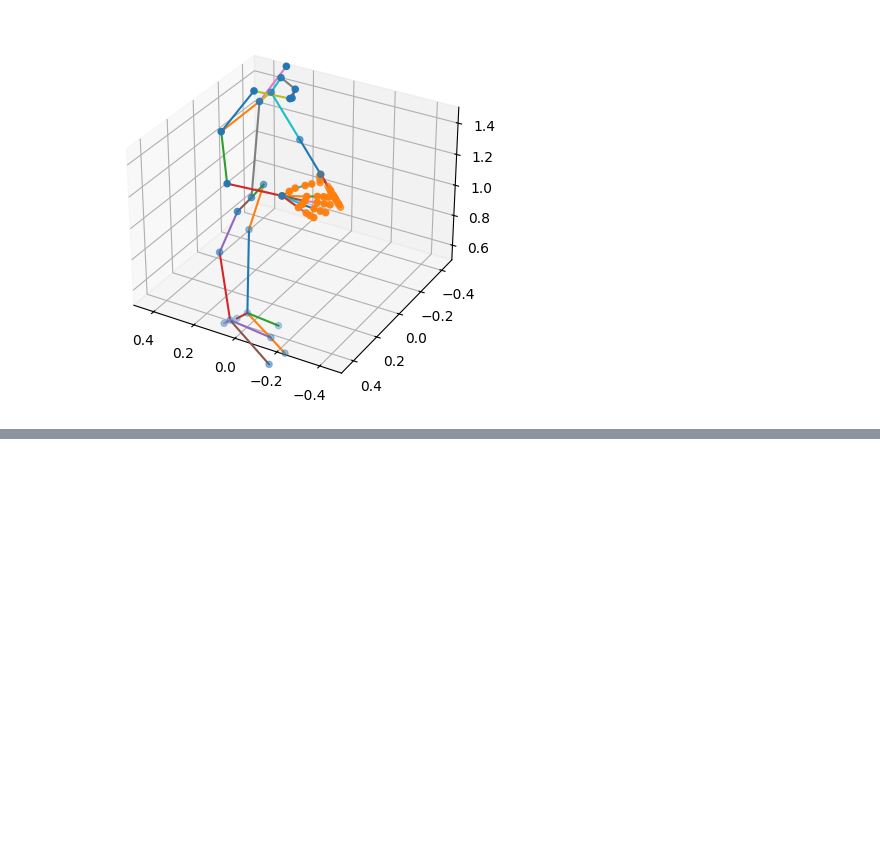
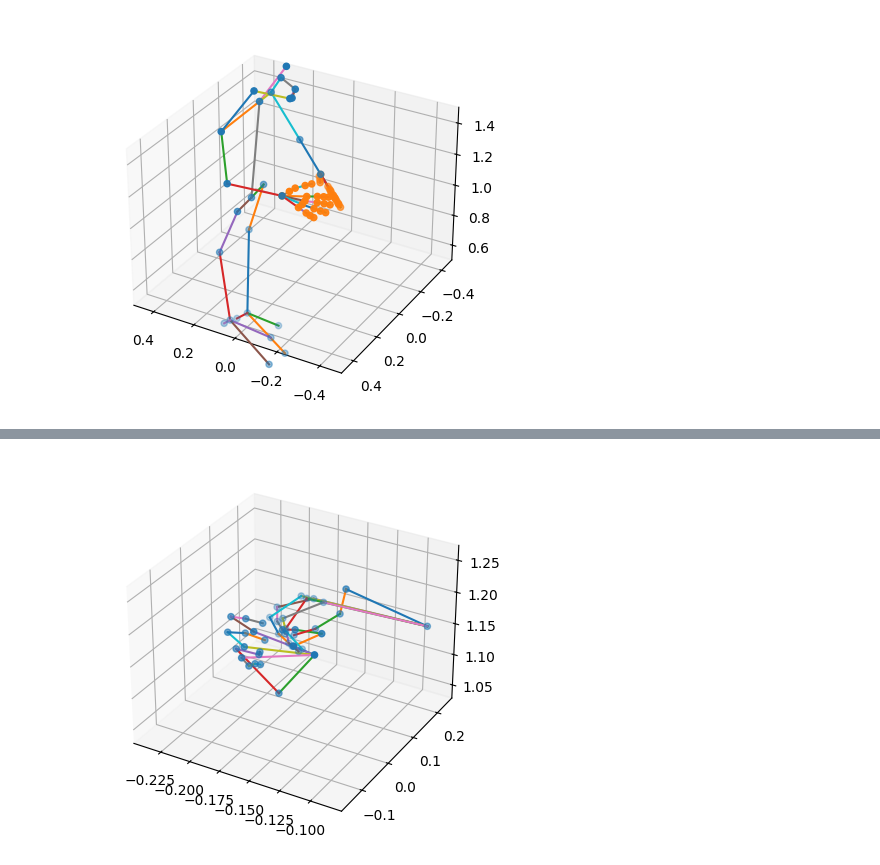
Before and after one commit to aelvyr/ORPose, a Jupyter notebook: full_pipeline.ipynb, the cells around one changed output, grey strips where cells are left out. Drawn from its saved outputs; the diff is of its cells as text; code cells hidden in the pictures; blank space fills up the shorter version.

```diff
--- a/full_pipeline.ipynb
+++ b/full_pipeline.ipynb
@@ -8,6 +8,7 @@ from tqdm import tqdm
 from ultralytics import YOLO
 import pickle
 from scipy.optimize import least_squares, minimize
+import torch
 
 from helpers.predictors import *
 from helpers.json_handling import read_keypoints_mmpose
@@ -25,6 +26,8 @@ resolution = (960, 540)  # Processing resolution
 original_resolution = (3840, 2160)  # Original video resolution
 max_hands = 2  # Maximum number of hands to track per person
 
+FORCE_RETRAIN = False  # Force rerunning of optimization
+
 # Camera configuration
 far_field_cameras = []  # Specify which cameras to use
 near_field_cameras = []  # Specify which cameras to use
@@ -1420,0 +1701,12 @@ pose2video(
+# %%
+# Visualize the BMC-optimized hands
+pose2video(
+    poses_3d_body,
+    output_3d_dir,
+    'visualization_bmc_hands',
+    optimized_hand_poses_3d,
+    render_body=False,
+    dynamic_limits=True
+)
+# %% [output]
+[figure, added]
```
Also changed, not shown: parts of 30 cells of this notebook, 20 other files.
